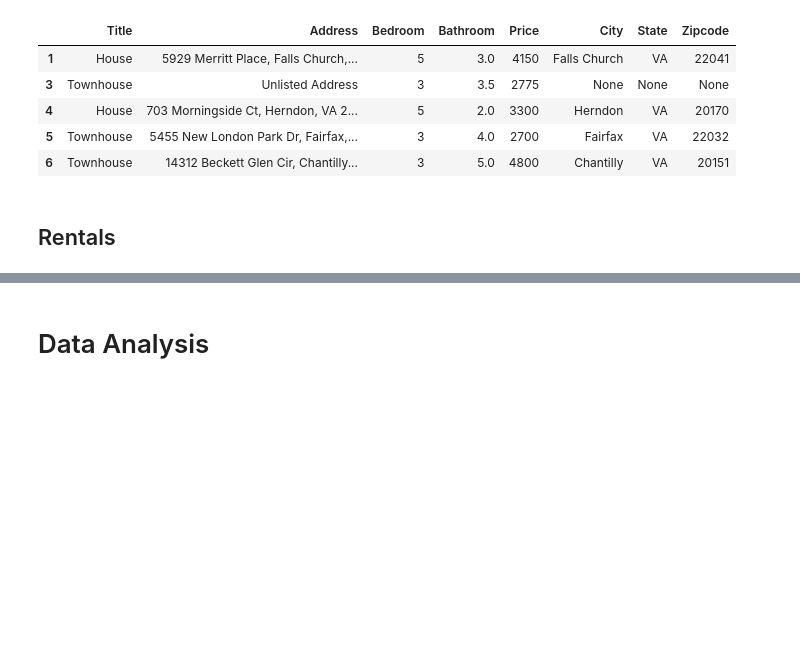
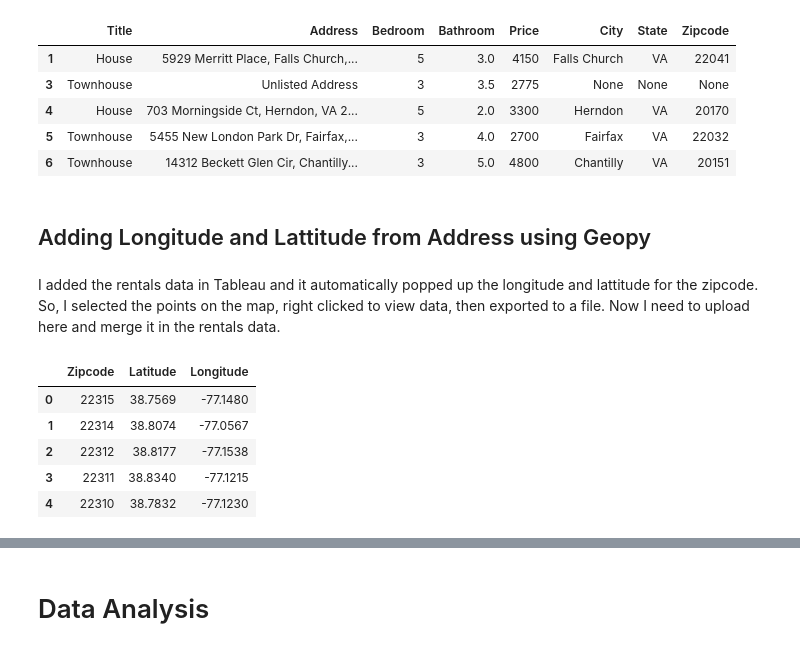
Before and after one commit to jenjen0233/Rentals-Analysis, a Jupyter notebook: homes_scraping.ipynb, the cells around one changed output, grey strips where cells are left out. Drawn from its saved outputs; the diff is of its cells as text; code cells hidden in the pictures; blank space fills up the shorter version.

```diff
--- a/homes_scraping.ipynb
+++ b/homes_scraping.ipynb
@@ -1295,5 +1295,3 @@ rentals.head()
 | 4 | House | 703 Morningside Ct, Herndon, VA 2... | 5 | 2.0 | 3300 | Herndon | VA | 20170 |
 | 5 | Townhouse | 5455 New London Park Dr, Fairfax,... | 3 | 4.0 | 2700 | Fairfax | VA | 22032 |
 | 6 | Townhouse | 14312 Beckett Glen Cir, Chantilly... | 3 | 5.0 | 4800 | Chantilly | VA | 20151 |
-# %% [markdown]
-## Rentals
@@ -1302,0 +1298,4 @@ rentals.head()
+# %% [markdown]
+## Adding Longitude and Lattitude from Address using Geopy
+# %% [markdown]
+I added the rentals data in Tableau and it automatically popped up the longitude and lattitude for the zipcode. So, I selected the points on the map, right clicked to view data, then exported to a file. Now I need to upload here and merge it in the rentals data.
@@ -1302,0 +1304,10 @@ rentals.head()
+# %%
+long_lat_rentals = pd.read_excel(path+'long_lat_rentals.xlsx')
+long_lat_rentals.head()
+# %% [output]
+|  | Zipcode | Latitude | Longitude |
+| 0 | 22315 | 38.7569 | -77.1480 |
+| 1 | 22314 | 38.8074 | -77.0567 |
+| 2 | 22312 | 38.8177 | -77.1538 |
+| 3 | 22311 | 38.8340 | -77.1215 |
+| 4 | 22310 | 38.7832 | -77.1230 |
```
Also changed, not shown: parts of 18 cells of this notebook, 6 other files.
